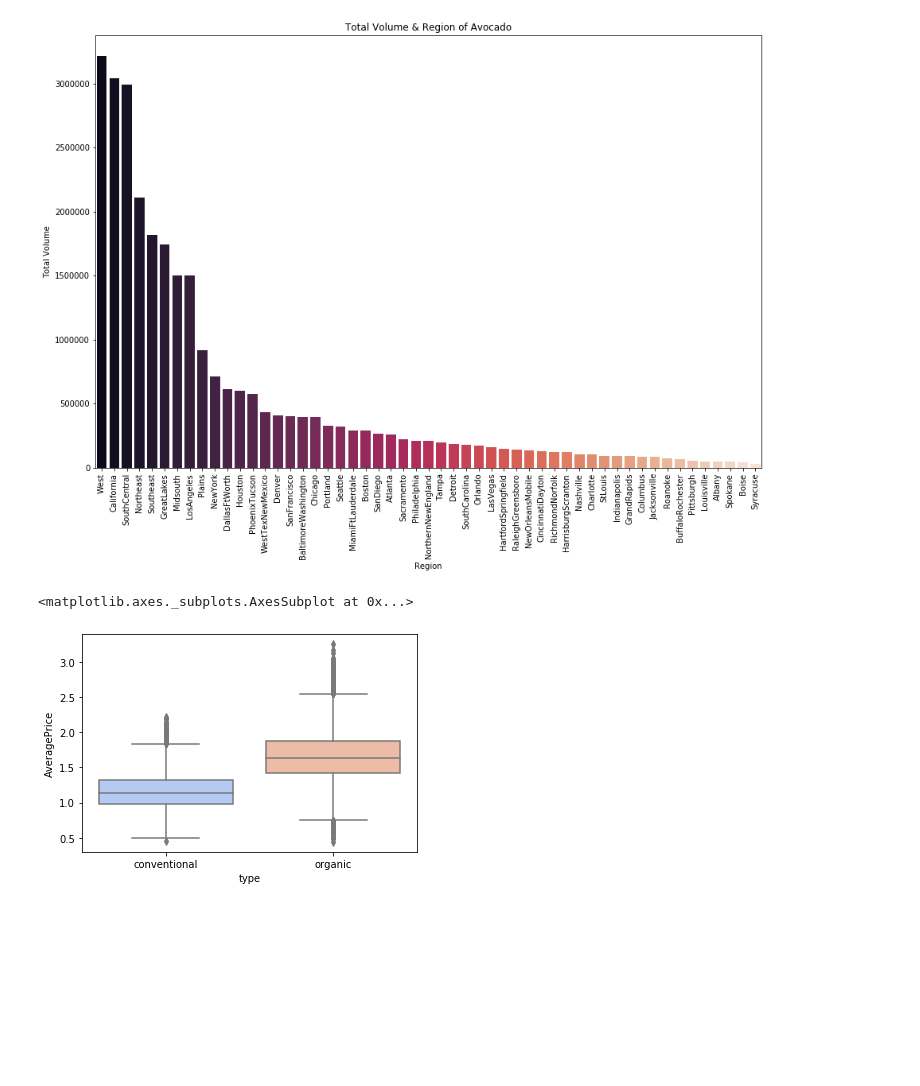
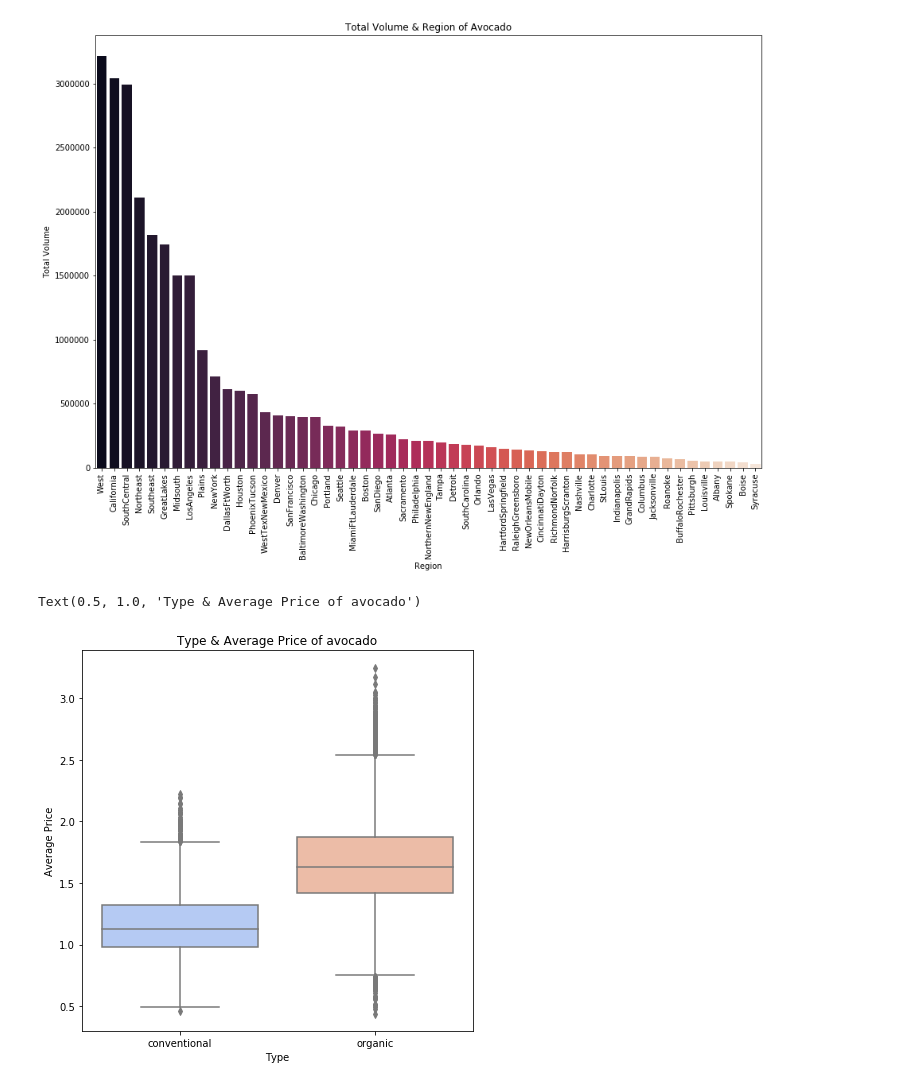
Before and after one commit to chengyangliii/Python-Data-Analysis, a Jupyter notebook: Avocado_Prices.ipynb, the cells around one changed output. Drawn from its saved outputs; the diff is of its cells as text; code cells hidden in the pictures; blank space fills up the shorter version.

```diff
--- a/Avocado_Prices.ipynb
+++ b/Avocado_Prices.ipynb
@@ -90,7 +90,11 @@ Text(0.5, 1.0, 'Total Volume & Region of Avocado')
 [figure]
 # %%
 # Type & Average Price
+plt.figure(figsize=(7,7))
 sns.boxplot(y="AveragePrice", x="type", data=df, palette = 'coolwarm')
+plt.xlabel('Type')
+plt.ylabel('Average Price')
+plt.title('Type & Average Price of avocado')
 # %% [output]
-<matplotlib.axes._subplots.AxesSubplot at 0x...>
+Text(0.5, 1.0, 'Type & Average Price of avocado')
-[figure, old version]
+[figure, new version]
```
Also changed, not shown: parts of 1 cell of this notebook.
